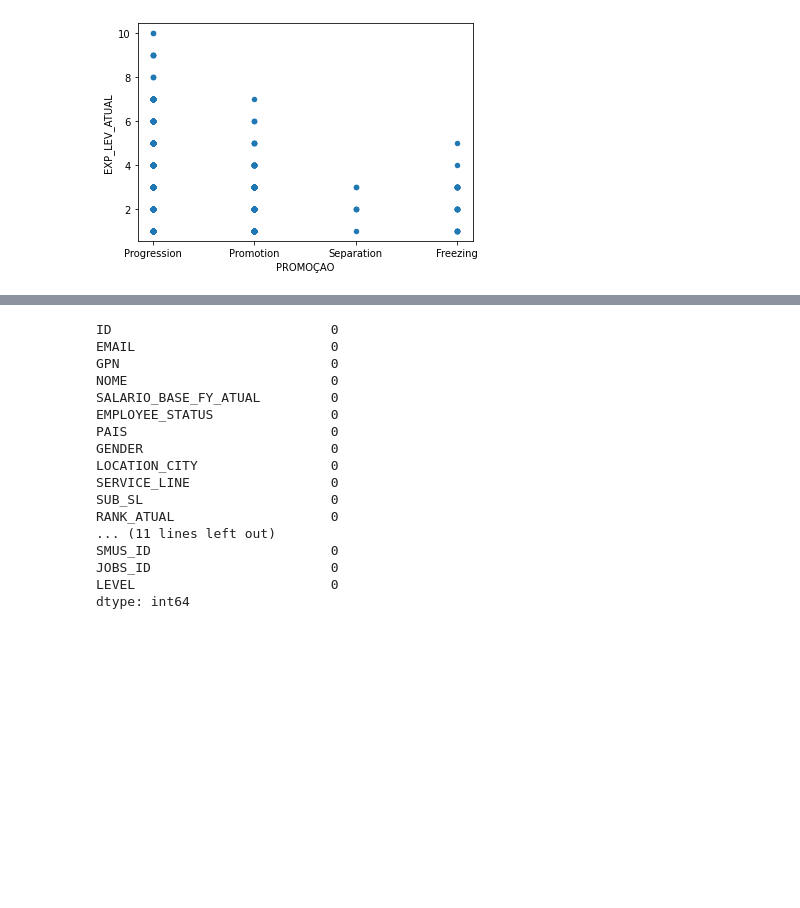
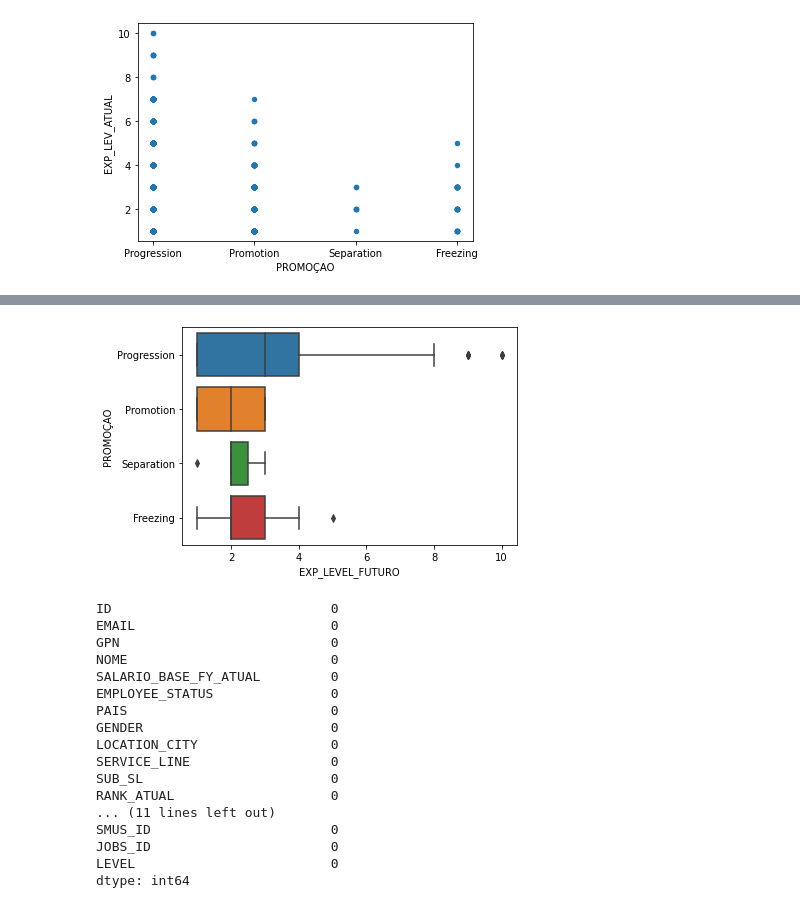
Before and after one commit to mindcluster/stey-recommendations, a Jupyter notebook: model/stey_model.ipynb, the cells around one changed output, grey strips where cells are left out. Cells and saved outputs as stored; diff of their text form; code cells hidden in the pictures; blank space fills up the shorter version.

```diff
--- a/model/stey_model.ipynb
+++ b/model/stey_model.ipynb
@@ -42,3 +49,10 @@ dataframe.plot.scatter('PROMOÇAO', 'EXP_LEV_ATUAL')
+# %%
+import seaborn as sns
+
+sns.boxplot(x='EXP_LEVEL_FUTURO', y='PROMOÇAO', data=dataframe)
+plt.show()
+# %% [output]
+[figure, added]
 # %%
 dataframe.isnull().sum()
 # %% [output]
```
Also changed, not shown: parts of 23 cells of this notebook.
